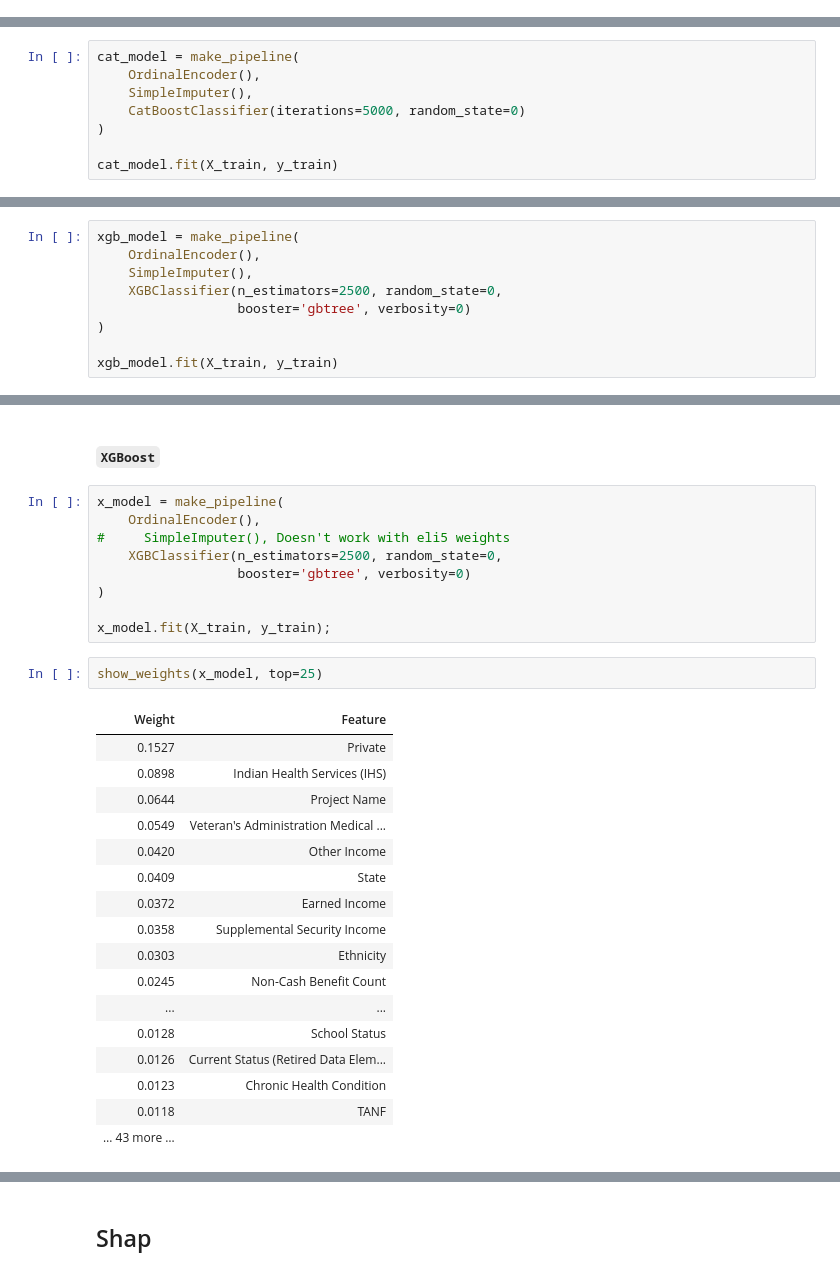
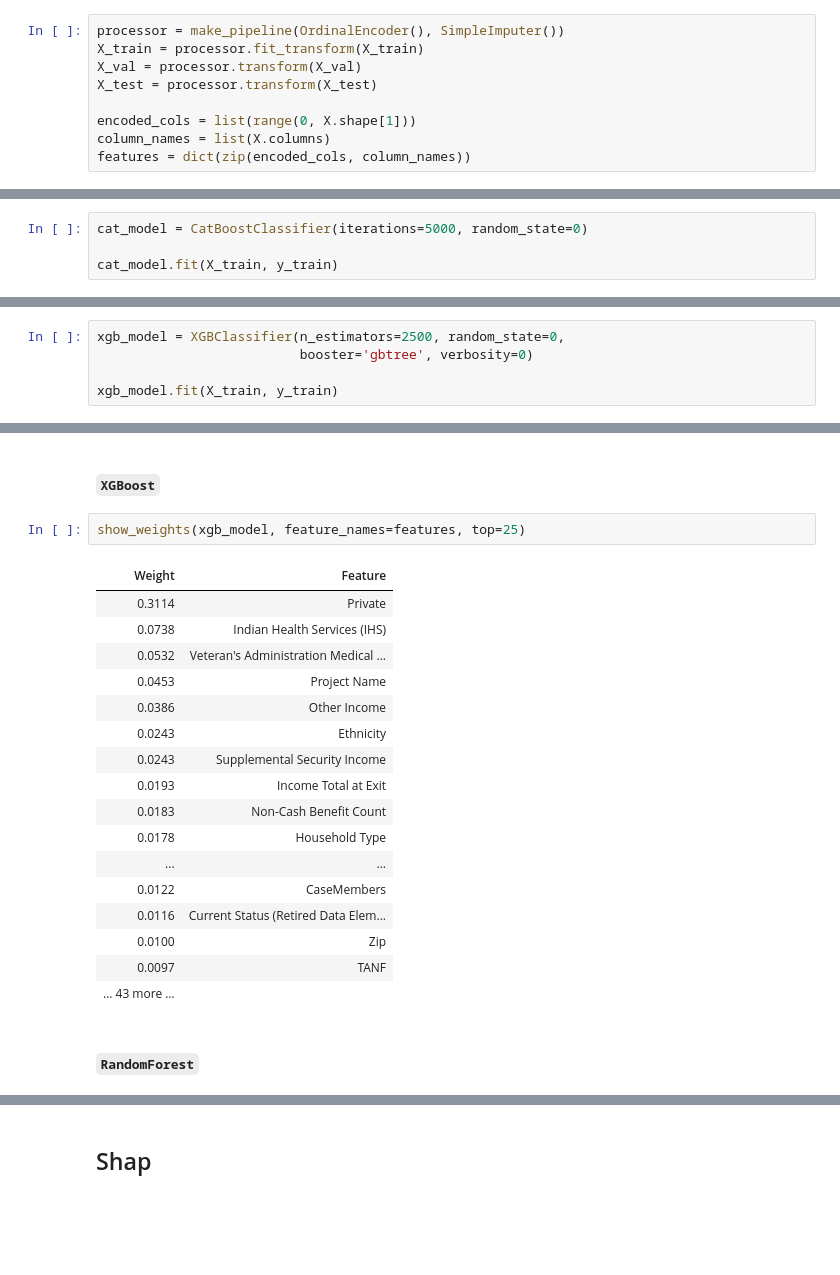
Before and after one commit to BloomTech-Labs/deprecated-family-promise-spokane-ds-b, a Jupyter notebook: visuals/lg_notebook.ipynb, the cells around one changed output, grey strips where cells are left out. Saved outputs shown, nothing was run; the diff lists cells and outputs as text; blank space fills up the shorter version.

```diff
--- a/visuals/lg_notebook.ipynb
+++ b/visuals/lg_notebook.ipynb
@@ -186,11 +187,16 @@ Name: Target Exit Destination, dtype: float64
+# %%
+processor = make_pipeline(OrdinalEncoder(), SimpleImputer())
+X_train = processor.fit_transform(X_train)
+X_val = processor.transform(X_val)
+X_test = processor.transform(X_test)
+
+encoded_cols = list(range(0, X.shape[1]))
+column_names = list(X.columns)
+features = dict(zip(encoded_cols, column_names))
 # %% [markdown]
 ## `CatBoostClassifier`
 # %%
-cat_model = make_pipeline(
-    OrdinalEncoder(),
-    SimpleImputer(),
-    CatBoostClassifier(iterations=5000, random_state=0)
-)
+cat_model = CatBoostClassifier(iterations=5000, random_state=0)
 
 cat_model.fit(X_train, y_train)
 # %% [output]
@@ -247,12 +239,8 @@ CatBoost Test Accuracy: 0.729
 # %% [markdown]
 ## `XGBClassifier`
 # %%
-xgb_model = make_pipeline(
-    OrdinalEncoder(),
-    SimpleImputer(),
-    XGBClassifier(n_estimators=2500, random_state=0,
-                  booster='gbtree', verbosity=0)
-)
+xgb_model = XGBClassifier(n_estimators=2500, random_state=0,
+                          booster='gbtree', verbosity=0)
 
 xgb_model.fit(X_train, y_train)
 # %% [output]
@@ -435,32 +388,25 @@ show_weights(c_model, top=25)
 | … 43 more … |  |
 # %% [markdown]
 #### `XGBoost`
-# %%
-x_model = make_pipeline(
-    OrdinalEncoder(),
-#     SimpleImputer(), Doesn't work with eli5 weights
-    XGBClassifier(n_estimators=2500, random_state=0,
-                  booster='gbtree', verbosity=0)
-)
-
-x_model.fit(X_train, y_train);
 # %%
-show_weights(x_model, top=25)
+show_weights(xgb_model, feature_names=features, top=25)
 # %% [output]
 | Weight | Feature |
-| 0.1527 | Private |
-| 0.0898 | Indian Health Services (IHS) |
-| 0.0644 | Project Name |
-| 0.0549 | Veteran's Administration Medical ... |
-| 0.0420 | Other Income |
-| 0.0409 | State |
-| 0.0372 | Earned Income |
-| 0.0358 | Supplemental Security Income |
-| 0.0303 | Ethnicity |
-| 0.0245 | Non-Cash Benefit Count |
+| 0.3114 | Private |
+| 0.0738 | Indian Health Services (IHS) |
+| 0.0532 | Veteran's Administration Medical ... |
+| 0.0453 | Project Name |
+| 0.0386 | Other Income |
+| 0.0243 | Ethnicity |
+| 0.0243 | Supplemental Security Income |
+| 0.0193 | Income Total at Exit |
+| 0.0183 | Non-Cash Benefit Count |
+| 0.0178 | Household Type |
 | ... | ... |
-| 0.0128 | School Status |
-| 0.0126 | Current Status (Retired Data Elem... |
-| 0.0123 | Chronic Health Condition |
-| 0.0118 | TANF |
+| 0.0122 | CaseMembers |
+| 0.0116 | Current Status (Retired Data Elem... |
+| 0.0100 | Zip |
+| 0.0097 | TANF |
 | … 43 more … |  |
+# %% [markdown]
+#### `RandomForest`
```
Also changed, not shown: parts of 68 cells of this notebook, 14 other files.
